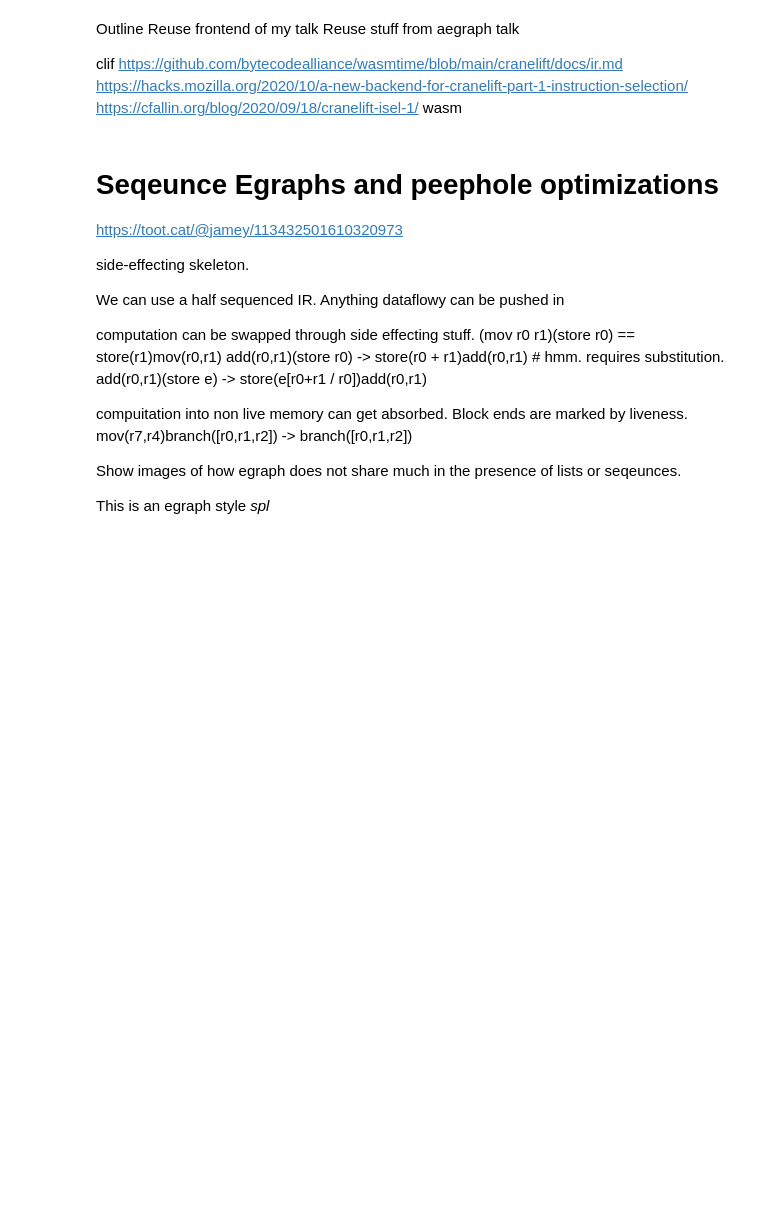
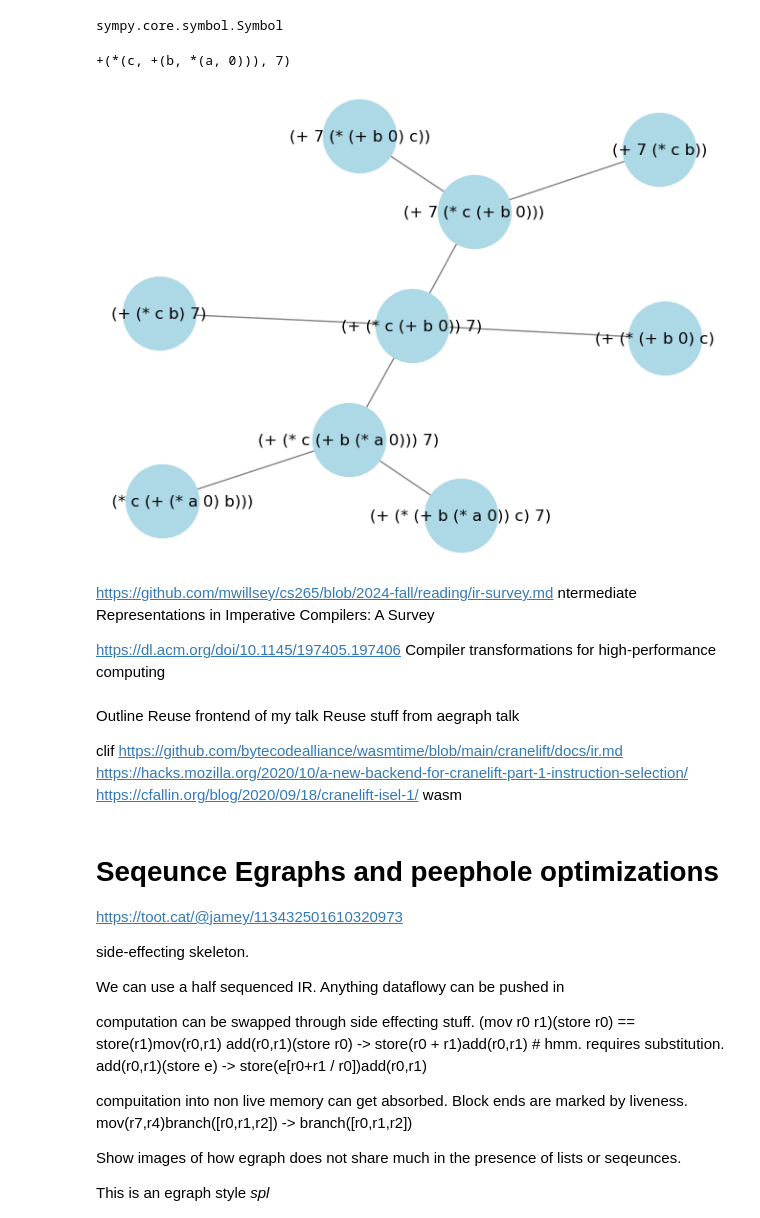
Before and after one commit to philzook58/philzook58.github.io, a Jupyter notebook: _drafts/egraph_compilers.ipynb, the cells around one changed output. Cells and saved outputs as stored; diff of their text form; code cells hidden in the pictures; blank space fills up the shorter version.

```diff
--- a/_drafts/egraph_compilers.ipynb
+++ b/_drafts/egraph_compilers.ipynb
@@ -0,0 +45,73 @@
+# %%
+type((x*y).args[0])
+# %% [output]
+sympy.core.symbol.Symbol
+# %%
+from sympy import symbols, Wild, simplify, Add, Mul, Basic
+import networkx as nx
+import matplotlib.pyplot as plt
+
+# Define symbols
+a, b, c, x = symbols('a b c x')
+
+# Wildcards for pattern matching
+w1 = Wild('w1')
+w2 = Wild('w2')
+
+mul = Function("*")
+add = Function("+")
+
+# Define initial expression
+import functools
+#expr = functools.reduce(add, [mul(c, add(b,mul(a, 0))), 7, -mul(c, b), 6, x])
+
+expr = functools.reduce(add, [mul(c, add(b,mul(a, 0))), 7])
+
+
+# Rewriting rules as (pattern, replacement)
+rules = [
+    (mul(0, w1), 0),
+    (mul(w1, 0), 0),                  # Simplify multiplication by 0
+    (add(w1, 0), w1),                 # Remove addition with 0
+    (add(w1,w2), add(w2,w1)),         # Simplify addition
+    (mul(w1, w2), mul(w2, w1)),       # Simplify multiplication
+    #(Add(w1, w2), w1 + w2), # Simplify addition
+]
+print(expr)
+
+def to_sexpr(expr):
+    if isinstance(expr, Basic):
+        if expr.args:  # If the expression has arguments, process them recursively
+            return f"({expr.func.__name__} " + " ".join(to_sexpr(arg) for arg in expr.args) + ")"
+        else:  # Leaf node
+            return str(expr)
+    else:  # For non-SymPy objects, return their string representation
+        return str(expr)
+
+todo = set([expr])
+done = set()
+edges = set()
+G = nx.Graph()
+evaluate(False)
+while todo and len(done) < 3:
+    expr = todo.pop()
+    done.add(expr)
+    for lhs,rhs in rules:
+        e1 = expr.replace(lhs,rhs)
+        #e2 = expr.replace(rhs,lhs)
+        if e1 not in done:
+            #G.add_edge(expr.replace(mul(w1,w2), Mul(w1,w2)),e1.replace(mul(w1,w2), Mul(w1,w2)))
+            G.add_edge(to_sexpr(expr),to_sexpr(e1))
+            todo.add(e1)
+        #if e2 not in done:
+        #    todo.add(e2)
+        #print(expr.match(lhs))
+        #print(expr.replace(lhs,rhs, map=True))
+rules
+done
+edges
+pos = nx.spring_layout(G)
+nx.draw(G,pos, with_labels=True, node_size=3000, node_color="lightblue", edge_color="gray")
+# %% [output]
++(*(c, +(b, *(a, 0))), 7)
+[figure, added]
@@ -1,3 +145,7 @@
+# %% [markdown]
+https://github.com/mwillsey/cs265/blob/2024-fall/reading/ir-survey.md  ntermediate Representations in Imperative Compilers: A Survey
+
+https://dl.acm.org/doi/10.1145/197405.197406 Compiler transformations for high-performance computing
 # %% [markdown]
 Outline
 Reuse frontend of my talk
```
Also changed, not shown: parts of 5 cells of this notebook, 27 other files.
